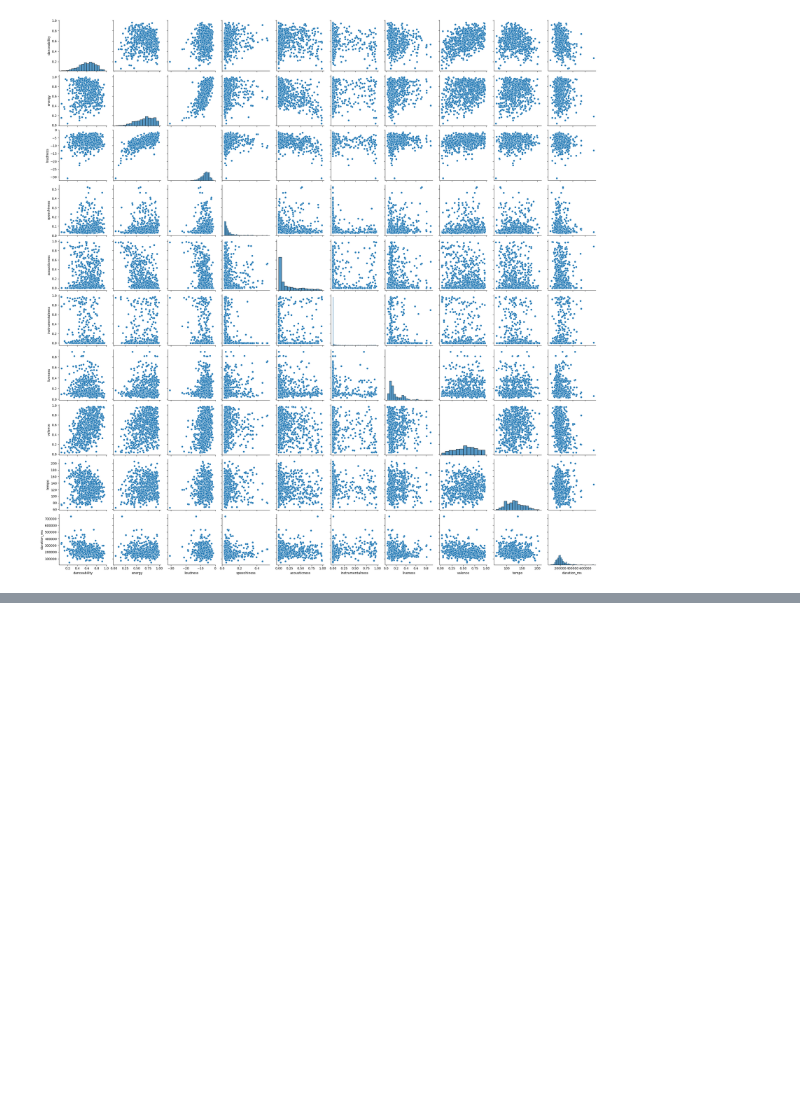
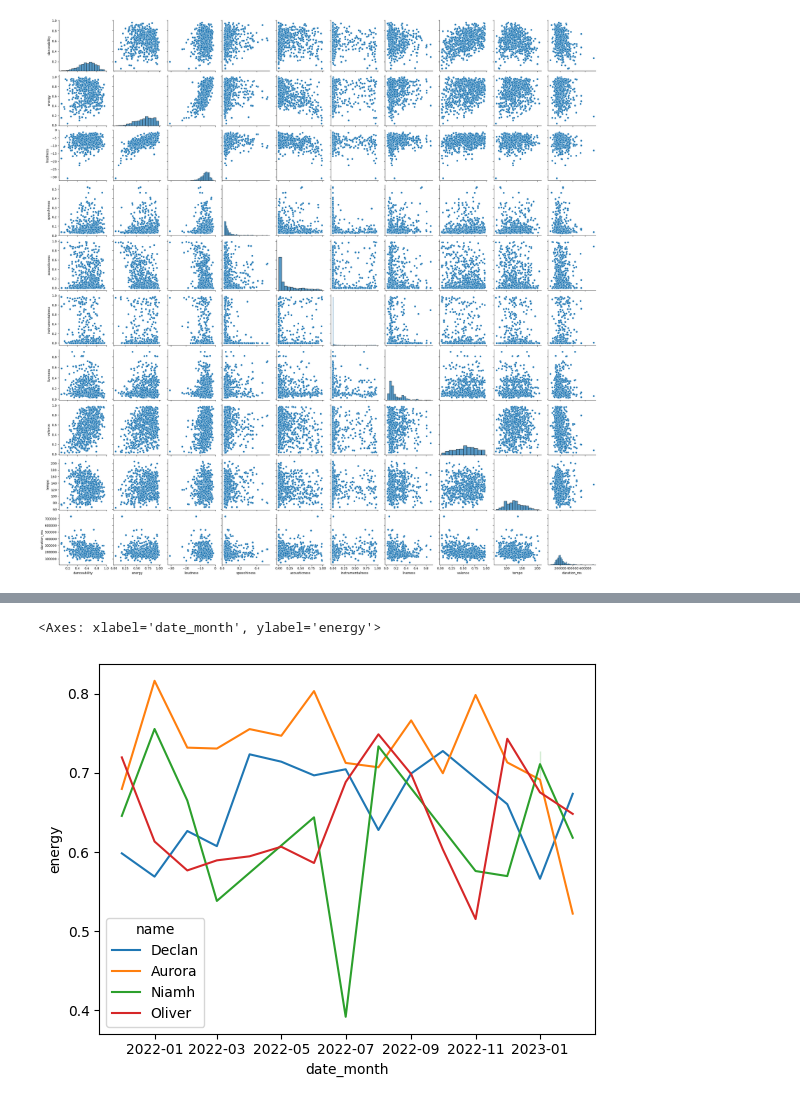
Before and after one commit to Usagi8P/spotify_analysis, a Jupyter notebook: spotify_analysis.ipynb, the cells around one changed output, grey strips where cells are left out. Drawn from its saved outputs; the diff is of its cells as text; code cells hidden in the pictures; blank space fills up the shorter version.

```diff
--- a/spotify_analysis.ipynb
+++ b/spotify_analysis.ipynb
@@ -195,0 +271,20 @@ for playlist in playlist_contents:
+# %%
+rand_names = ['Oliver','Declan','Niamh','Aurora','Silas','Luna']
+# %%
+playlist_owner_data = []
+real_names_list = []
+
+with open('secrets\playlists.txt') as f:
+    for line in f.readlines():
+        playlist_id = line[line.find('=')+1:-1]
+        name_date = line[0:line.find('=')].split('_')
+        name_date.append(playlist_id)
+
+        # Obscure real names
+        if name_date[0] not in real_names_list:
+            real_names_list.append(name_date[0])
+
+        name_date[0] = rand_names[real_names_list.index(name_date[0])]
+        playlist_owner_data.append(name_date)
+
+dat_playlist_owner_data = pd.DataFrame(playlist_owner_data, columns=['name', 'month', 'year', 'playlist_id'])
@@ -195,0 +300,8 @@ for playlist in playlist_contents:
+# %%
+month_match = pd.DataFrame({'month':['jan','feb','mar','apr','may','jun','jul','aug','sep','oct','nov','dec'],
+                            'month_nr':[1,2,3,4,5,6,7,8,9,10,11,12]})
+# %%
+owner_playlist_averages = dat_playlist_owner_data.merge(playlist_averages,on='playlist_id').merge(month_match,on='month')
+owner_playlist_averages = owner_playlist_averages.assign(date_month = lambda x: pd.to_datetime({'year':"20"+x.year, 'month':x.month_nr, 'day':[1]*len(owner_playlist_averages)},format="%y%m%d"))
+owner_playlist_averages = owner_playlist_averages.sort_values(by=['date_month'])
+owner_playlist_averages.head()
@@ -195,0 +315,5 @@ for playlist in playlist_contents:
+# %%
+sns.lineplot(data=owner_playlist_averages, x='date_month', y='energy', hue='name')
+# %% [output]
+<Axes: xlabel='date_month', ylabel='energy'>
+[figure, added]
```
Also changed, not shown: parts of 14 cells of this notebook.
